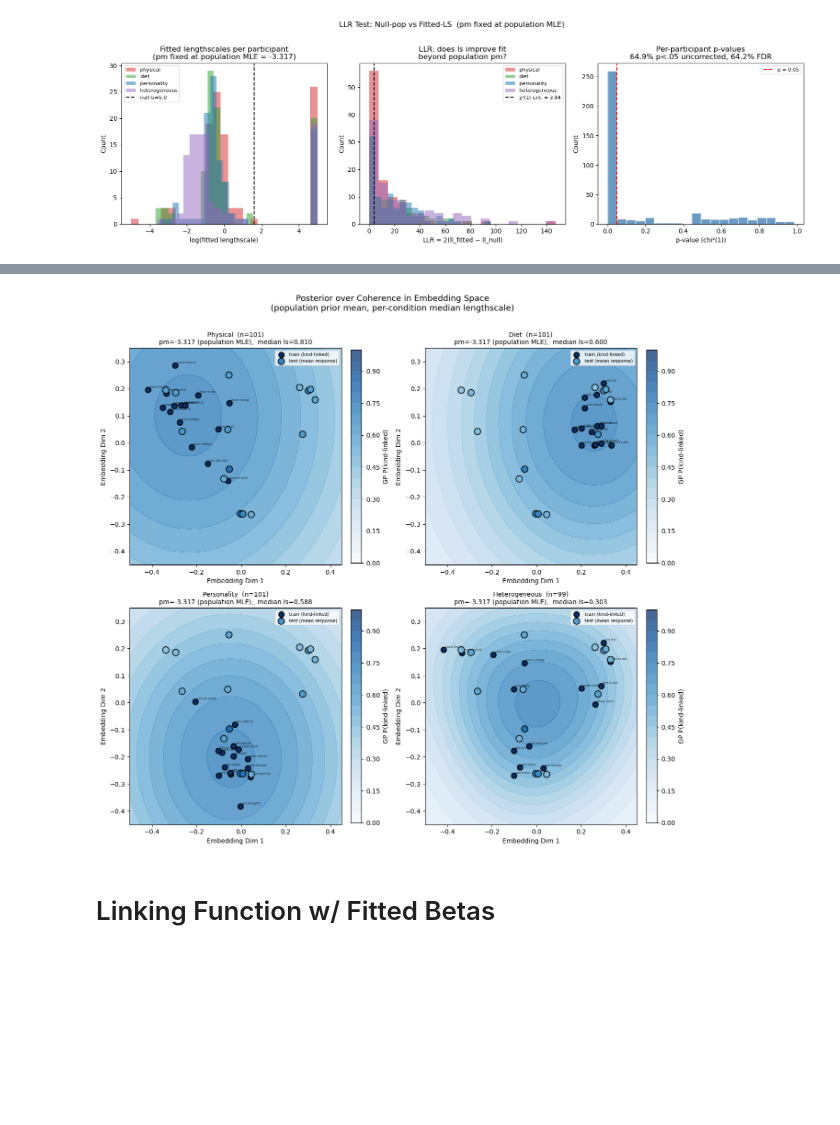
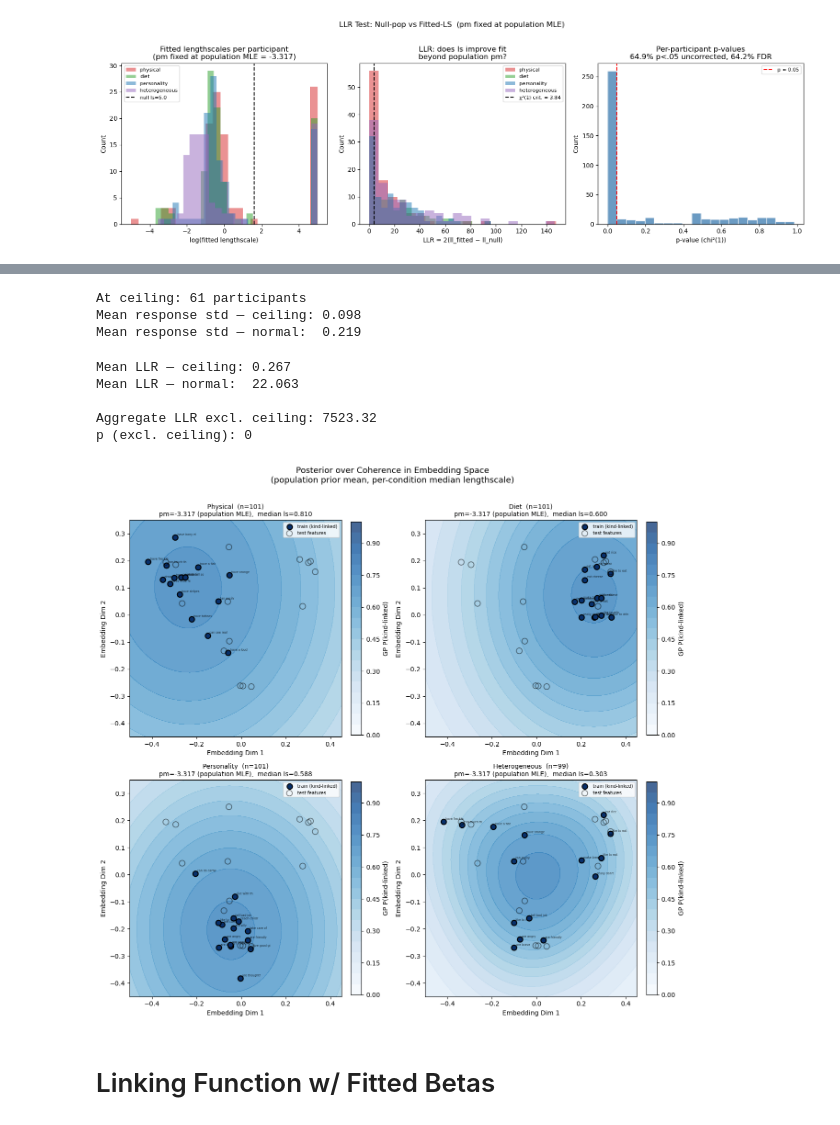
Before and after one commit to mariannazhang/compgenerics, a Jupyter notebook: model/gp/model-gp-study9.ipynb, the cells around one changed output, grey strips where cells are left out. Saved outputs shown, nothing was run; the diff lists cells and outputs as text; code cells hidden in the pictures; blank space fills up the shorter version.

```diff
--- a/model/gp/model-gp-study9.ipynb
+++ b/model/gp/model-gp-study9.ipynb
@@ -1386,3 +1515,37 @@ Aggregate LLR (all 402 participants): 7539.63, chi²(df=402), p=0
+# %%
+# Flag participants whose fitted ls hit the grid ceiling
+ls_max = ls_grid[-1]  # or whatever your upper bound is
+ceiling_tol = 0.99    # within 1% of max
+
+for r in pop_results:
+    r['ls_at_ceiling'] = r['fitted_pop_ls'] >= ceiling_tol * ls_max
+
+# Check response variance for ceiling vs non-ceiling participants
+import numpy as np
+
+ceiling = [r for r in pop_results if r['ls_at_ceiling']]
+normal  = [r for r in pop_results if not r['ls_at_ceiling']]
+
+print(f"At ceiling: {len(ceiling)} participants")
+print(f"Mean response std — ceiling: {np.mean([np.std(r['responses']) for r in ceiling]):.3f}")
+print(f"Mean response std — normal:  {np.mean([np.std(r['responses']) for r in normal]):.3f}")
+# %% [output]
+At ceiling: 61 participants
+Mean response std — ceiling: 0.098
+Mean response std — normal:  0.219
+# %%
+ceiling_mask = np.array([r['ls_at_ceiling'] for r in pop_results])
+
+print(f"Mean LLR — ceiling: {llr_pop[ceiling_mask].mean():.3f}")
+print(f"Mean LLR — normal:  {llr_pop[~ceiling_mask].mean():.3f}")
+print(f"\nAggregate LLR excl. ceiling: {llr_pop[~ceiling_mask].sum():.2f}")
+print(f"p (excl. ceiling): {chi2.sf(llr_pop[~ceiling_mask].sum(), df=(~ceiling_mask).sum()):.4g}")
+# %% [output]
+Mean LLR — ceiling: 0.267
+Mean LLR — normal:  22.063
+
+Aggregate LLR excl. ceiling: 7523.32
+p (excl. ceiling): 0
 # %%
 # ── Summary heatmap: all 4 conditions using population pm + per-participant median ls ──
 #
@@ -1433,35 +1596,35 @@ def plot_pop_conditions_summary(grid_resolution=50, color_test_by_response=True)
 
         X_test_np = np.array(X_test)
         if color_test_by_response:
             mean_resp = np.mean([r['responses'] for r in cr], axis=0)  # (15,)
             ax.scatter(X_test_np[:, 0], X_test_np[:, 1],
                        c=mean_resp, cmap='Blues', vmin=0, vmax=1,
                        s=100, edgecolors='black', linewidths=1.2,
                        zorder=6, label='test (mean response)')
         else:
             ax.scatter(X_test_np[:, 0], X_test_np[:, 1],
                        facecolors='none', edgecolors='black', linewidths=1.2,
                        s=80, alpha=0.5, zorder=6, label='test features')
 
         ax.set_xlim(-0.5, 0.45);  ax.set_ylim(-0.45, 0.35)
         ax.set_xlabel('Embedding Dim 1')
         ax.set_ylabel('Embedding Dim 2')
         ax.set_title(
             f'{cond_labels[cond]}  (n={n})\n'
             f'pm={pm_population:.3f} (population MLE),  median ls={med_ls:.3f}',
             fontsize=10
         )
         ax.legend(fontsize=7, loc='upper right')
 
     plt.suptitle('Posterior over Coherence in Embedding Space\n'
                  '(population prior mean, per-condition median lengthscale)',
                  fontsize=13, y=1.01)
     plt.tight_layout()
     plt.show()
 
-plot_pop_conditions_summary()
+plot_pop_conditions_summary(color_test_by_response=False)
 # %% [output]
-[figure, old version]
+[figure, new version]
 # %% [markdown]
 # Linking Function w/ Fitted Betas
 # %%
```
Also changed, not shown: parts of 2 cells of this notebook.
